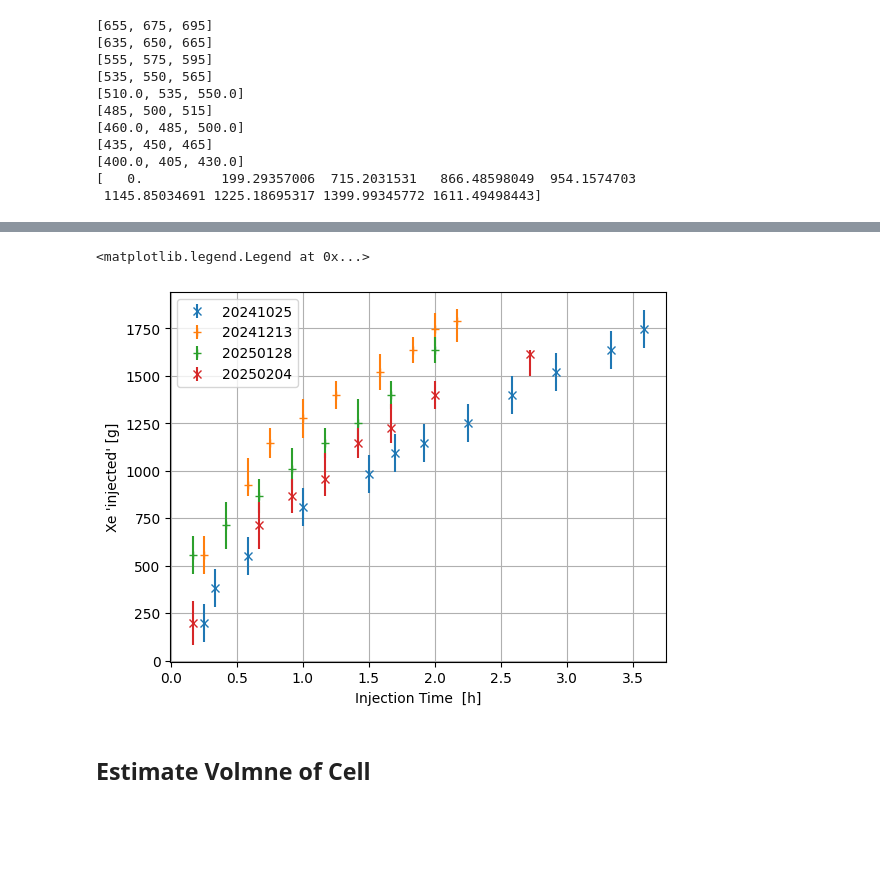
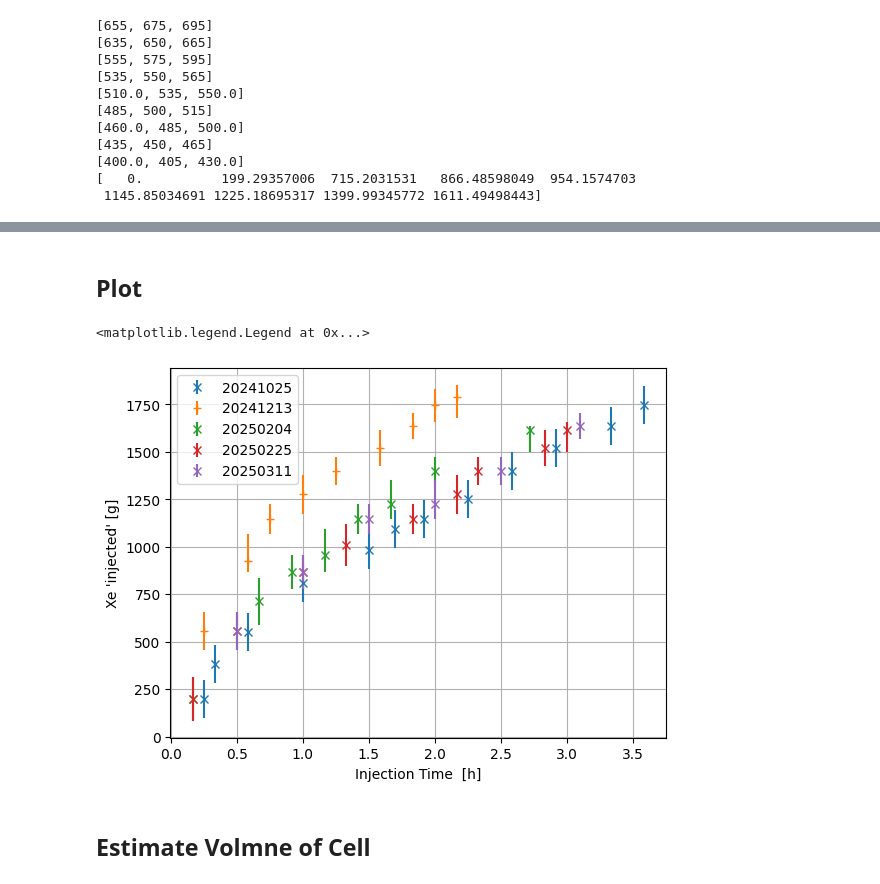
Before and after one commit to jbane11/nexo, a Jupyter notebook: Lab028/XeMassCalc/XenonMassCalc.ipynb, the cells around one changed output, grey strips where cells are left out. Saved outputs shown, nothing was run; the diff lists cells and outputs as text; code cells hidden in the pictures; blank space fills up the shorter version.

```diff
--- a/Lab028/XeMassCalc/XenonMassCalc.ipynb
+++ b/Lab028/XeMassCalc/XenonMassCalc.ipynb
@@ -240,6 +239,8 @@ def getperrors(pressures):
             p_range=[p-15,p,p+15]
         elif p%25==0:
             p_range=[p-20,p,p+20]
+        elif p-p_floor < 6:
+            p_range=[np.max([p_floor-5,p-25]),p,np.min([p+25,p_floor+50])]
         elif p-p_floor < 50:
             p_range=[np.max([p_floor,p-25]),p,np.min([p+25,p_floor+50])]
         else:
@@ -394,0 +400,13 @@ print(m_0204)
+# %%
+Feb25_p= np.array([675,650,600,550,525,500,475,450,425,405])
+time_0225 = np.array([9,9+1/6,9.5,10,10.33,10+5/6,11+1/6,11.33,11+5/6,12])
+p_low_0225,p_high_0225= getperrors(Feb25_p)
+
+
+m_low_0225= GetMassInjected(p_low_0225)
+m_high_0225=GetMassInjected(p_high_0225)
+m_0225=GetMassInjected(Feb25_p)
+
+m_err_0225=np.vstack((np.abs(m_high_0225-m_0225),m_low_0225-m_0225))
+
+m_0225
@@ -394,0 +429,17 @@ print(m_0204)
+# %%
+Mar11_p= np.array([675,600,550,500,485,450,400])
+time_0311 = np.array([9,9.5,10,10.5,11,11.5,12.1])
+p_low_0311,p_high_0311= getperrors(Mar11_p)
+
+
+m_low_0311= GetMassInjected(p_low_0311)
+m_high_0311=GetMassInjected(p_high_0311)
+m_0311=GetMassInjected(Mar11_p)
+
+m_err_0311=np.vstack((np.abs(m_high_0311-m_0311),m_low_0311-m_0311))
+
+
+
+print(m_0311)
+
+m_err_0311_new=np.array([(m_err_0311[0][1:],m_err_0311[1][1:])])
@@ -395,25 +456,30 @@ print(m_0204)
+# %% [markdown]
+## Plot
 # %%
 m_err_0128_new=np.array([(m_err_0128[0][1:],m_err_0128[1][1:])])
 m_err_0204_new=np.array([(m_err_0204[0][1:],m_err_0204[1][1:])])
+m_err_0225_new=np.array([(m_err_0225[0][1:],m_err_0225[1][1:])])
 #  plt.errorbar(x=time-time[0], y=mass_removed,yerr=100,fmt=" ", marker="o",label="20241007")
 # plt.errorbar(x=time_2-time_2[0], y=mass_removed_2,yerr=100,fmt=" ", marker="x", label="20241004")
 # plt.errorbar(x=time_3-time_3[0], y=mass_removed_3,yerr=100,fmt=" ", marker="x", label="20241011")
 
 
 plt.errorbar(x=time_4-(8.25), y=mass_removed_4,yerr=100,fmt=" ", marker="x", label="20241025")
 #plt.errorbar(x=time_5-(8.25), y=mass_removed_5,yerr=100,fmt=" ", marker="+", label="20241203")
 #plt.errorbar(x=time_5-(8.25), y=m,yerr=m_err,fmt=" ", marker="*", label="20241203")
 plt.errorbar(x=time_1213-(8.25) , y =m_1213, yerr=m_err_1213,fmt=" ",marker="+",label="20241213")
-plt.errorbar(x=time_0128[1:]-time_0128[0] , y =m_0128[1:], yerr=m_err_0128_new[0],fmt=" ",marker="+",label="20250128")
+#plt.errorbar(x=time_0128[1:]-time_0128[0] , y =m_0128[1:], yerr=m_err_0128_new[0],fmt=" ",marker="+",label="20250128")
 plt.errorbar(x=time_0204[1:]-time_0204[0] , y =m_0204[1:], yerr=m_err_0204_new[0],fmt=" ",marker="x",label="20250204")
+plt.errorbar(x=time_0225[1:]-time_0225[0] , y =m_0225[1:], yerr=m_err_0225_new[0],fmt=" ",marker="x",label="20250225")
+plt.errorbar(x=time_0311[1:]-time_0311[0] , y =m_0311[1:], yerr=m_err_0311_new[0],fmt=" ",marker="x",label="20250311")
 
 plt.grid()
 plt.ylabel("Xe 'injected' [g]")
 plt.xlabel("Injection Time  [h]")
 plt.legend()
 # %% [output]
 <matplotlib.legend.Legend at 0x...>
-[figure, old version]
+[figure, new version]
 # %% [markdown]
 ## Estimate Volmne of Cell
 # %% [markdown]
```
Also changed, not shown: parts of 6 cells of this notebook.
